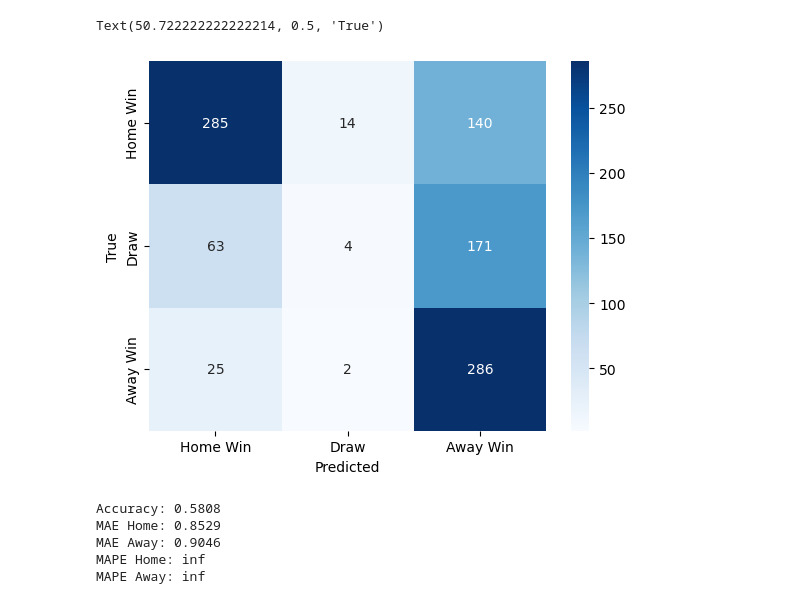
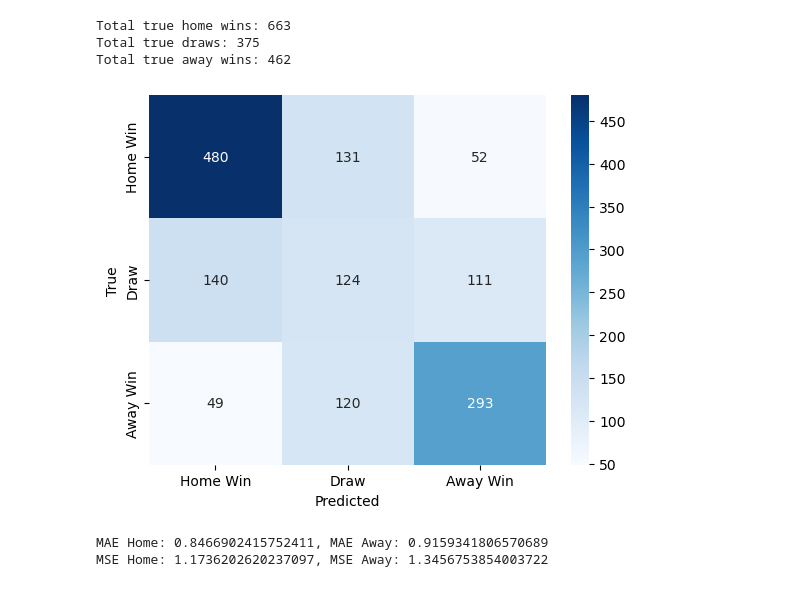
Before and after one commit to yjaam/soccer-match-prediction, a Jupyter notebook: notebooks/evaluate_NN.ipynb, the cells around one changed output. Cells and saved outputs as stored; diff of their text form; code cells hidden in the pictures.

```diff
--- a/notebooks/evaluate_NN.ipynb
+++ b/notebooks/evaluate_NN.ipynb
@@ -15,7 +15,11 @@ results['true_result'] = results.apply(lambda row: 1 if row['HG'] > row['AG'] el
 # thus: if lambda_home > lambda_away, predicted_result = 1
 # if lambda_home < lambda_away, predicted_result = -1
 # draw is declared, if the difference between lambda_home and lambda_away is less than xx
-results['predicted_result'] = results.apply(lambda row: 1 if row['lambda_home'] > row['lambda_away'] + 0.01 else (-1 if row['lambda_home'] < row['lambda_away'] - 0.01 else 0), axis=1)
+
+# escaping the draw trap:
+# set t such that 25% of the predictions are draws
+t = results.apply(lambda row: abs(row['lambda_home'] - row['lambda_away']), axis=1).quantile(0.25)
+results['predicted_result'] = results.apply(lambda row: 1 if row['lambda_home'] > row['lambda_away'] + t else (-1 if row['lambda_home'] < row['lambda_away'] - t else 0), axis=1)
 # %%
 # calculate accuracy of the predictions
 accuracy = (results['true_result'] == results['predicted_result']).mean()
@@ -41,40 +45,38 @@ results
 # %%
 # create confusion matrix
 from sklearn.metrics import confusion_matrix
 confusion_matrix(results['true_result'], results['predicted_result'], labels=[1, 0, -1])
 
 # display better readable confusion matrix
 import seaborn as sns
 import matplotlib.pyplot as plt
 cm = confusion_matrix(results['true_result'], results['predicted_result'], labels=[1, 0, -1])
 sns.heatmap(cm, annot=True, fmt='d', cmap='Blues', xticklabels=['Home Win', 'Draw', 'Away Win'], yticklabels=['Home Win', 'Draw', 'Away Win'])
 plt.xlabel('Predicted')
 plt.ylabel('True')
+
+# compute total number of true home wins, draws, and away wins
+true_home_wins = (results['true_result'] == 1).sum()
+true_draws = (results['true_result'] == 0).sum()
+true_away_wins = (results['true_result'] == -1).sum()
+
+print(f"Total true home wins: {true_home_wins}")
+print(f"Total true draws: {true_draws}")
+print(f"Total true away wins: {true_away_wins}")
 # %% [output]
-Text(50.722222222222214, 0.5, 'True')
+Total true home wins: 663
+Total true draws: 375
+Total true away wins: 462
-[figure, old version]
+[figure, new version]
 # %%
-# calculate further metrics: MAE, RMSE, MAPE
+# calculate MAE and MSE for the predicted lambdas
 from sklearn.metrics import mean_absolute_error, mean_squared_error
-
 mae_home = mean_absolute_error(results['HG'], results['lambda_home'])
 mae_away = mean_absolute_error(results['AG'], results['lambda_away'])
-
-
-
-mape_home = (abs(results['HG'] - results['lambda_home']) / results['HG']).mean()
-mape_away = (abs(results['AG'] - results['lambda_away']) / results['AG']).mean()
-
-# print the metrics
-print(f"Accuracy: {accuracy:.4f}")
-print(f"MAE Home: {mae_home:.4f}")
-print(f"MAE Away: {mae_away:.4f}")
-
-print(f"MAPE Home: {mape_home:.4f}")
-print(f"MAPE Away: {mape_away:.4f}")
+mse_home = mean_squared_error(results['HG'], results['lambda_home'])
+mse_away = mean_squared_error(results['AG'], results['lambda_away'])
+print(f"MAE Home: {mae_home}, MAE Away: {mae_away}")
+print(f"MSE Home: {mse_home}, MSE Away: {mse_away}")
 # %% [output]
-Accuracy: 0.5808
-MAE Home: 0.8529
-MAE Away: 0.9046
-MAPE Home: inf
-MAPE Away: inf
+MAE Home: 0.8466902415752411, MAE Away: 0.9159341806570689
+MSE Home: 1.1736202620237097, MSE Away: 1.3456753854003722
```
Also changed, not shown: parts of 5 cells of this notebook, 17 other files.
